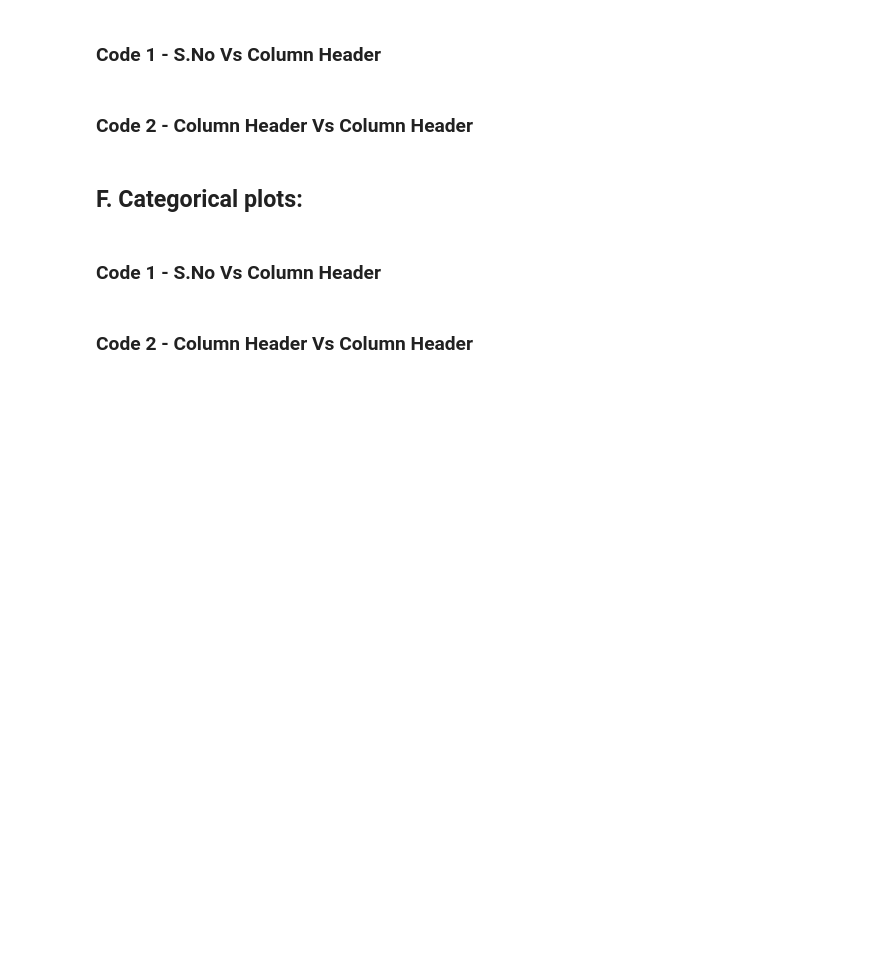
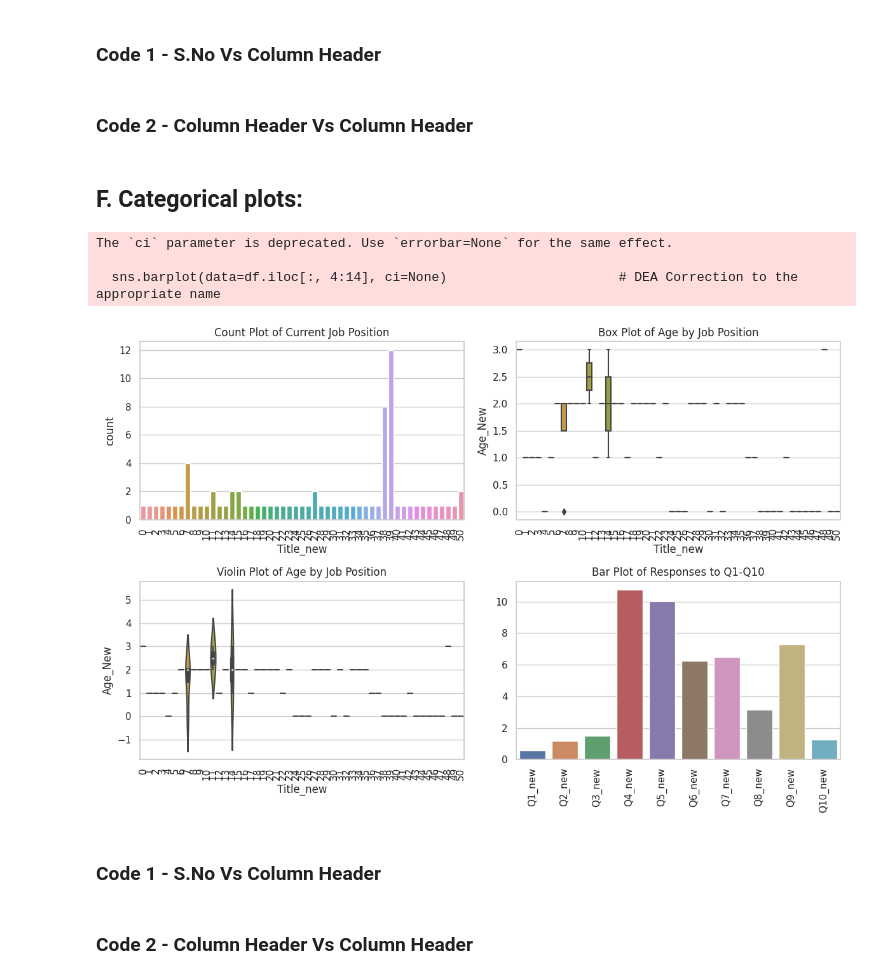
Before and after one commit to radhakrishnan-omotec/chatgpt-marketing, a Jupyter notebook: AI_based_Analysis_Research_Project_6.ipynb, the cells around one changed output. Drawn from its saved outputs; the diff is of its cells as text; code cells hidden in the pictures; blank space fills up the shorter version.

```diff
--- a/AI_based_Analysis_Research_Project_6.ipynb
+++ b/AI_based_Analysis_Research_Project_6.ipynb
@@ -447,7 +464,10 @@ import pandas as pd
 import seaborn as sns
 import matplotlib.pyplot as plt
 
-# Sample data (replace this with your actual dataset)
+# Read "AI_Responses.CSV File"
+data =  pd.read_csv("/content/test-repo/AI_Reponses.csv")
+
+data.head(1)
 
 
 # Create a DataFrame from the data
@@ -458,36 +478,41 @@ plt.figure(figsize=(12, 8))
 sns.set(style="whitegrid")
 
 # Create categorical plots using Seaborn
 
 # Example 1: Count plot for a categorical variable
 plt.subplot(2, 2, 1)
-sns.countplot(data=df, x='Current title/job position')  # DEA Correction to the appropriate name
+sns.countplot(data=df, x='Title_new')  # DEA Correction to the appropriate name
 plt.xticks(rotation=90)
 plt.title("Count Plot of Current Job Position")         # DEA Correction to the appropriate name
 
 # Example 2: Box plot for a categorical variable vs a numerical variable
 plt.subplot(2, 2, 2)
-sns.boxplot(data=df, x='Current title/job position', y='Age')    # DEA Correction to the appropriate name
+sns.boxplot(data=df, x='Title_new', y='Age_New')    # DEA Correction to the appropriate name
 plt.xticks(rotation=90)
 plt.title("Box Plot of Age by Job Position")                     # DEA Correction to the appropriate name
 
 # Example 3: Violin plot for a categorical variable vs a numerical variable
 plt.subplot(2, 2, 3)
-sns.violinplot(data=df, x='Current title/job position', y='Age') # DEA Correction to the appropriate name
+sns.violinplot(data=df, x='Title_new', y='Age_New') # DEA Correction to the appropriate name
 plt.xticks(rotation=90)
 plt.title("Violin Plot of Age by Job Position")                  # DEA Correction to the appropriate name
 
 # Example 4: Bar plot for the distribution of responses to a question
 plt.subplot(2, 2, 4)
 sns.barplot(data=df.iloc[:, 4:14], ci=None)                      # DEA Correction to the appropriate name
 plt.title("Bar Plot of Responses to Q1-Q10")                     # DEA Correction to the appropriate name
 plt.xticks(rotation=90)
 
 # Adjust layout
 plt.tight_layout()
 
 # Show the plots
 plt.show()
+# %% [output]
+The `ci` parameter is deprecated. Use `errorbar=None` for the same effect.
+
+  sns.barplot(data=df.iloc[:, 4:14], ci=None)                      # DEA Correction to the appropriate name
+[figure, added]
 # %% [markdown]
 ### **Code 1 - S.No Vs Column Header**
 # %% [markdown]
```
Also changed, not shown: parts of 4 cells of this notebook.
